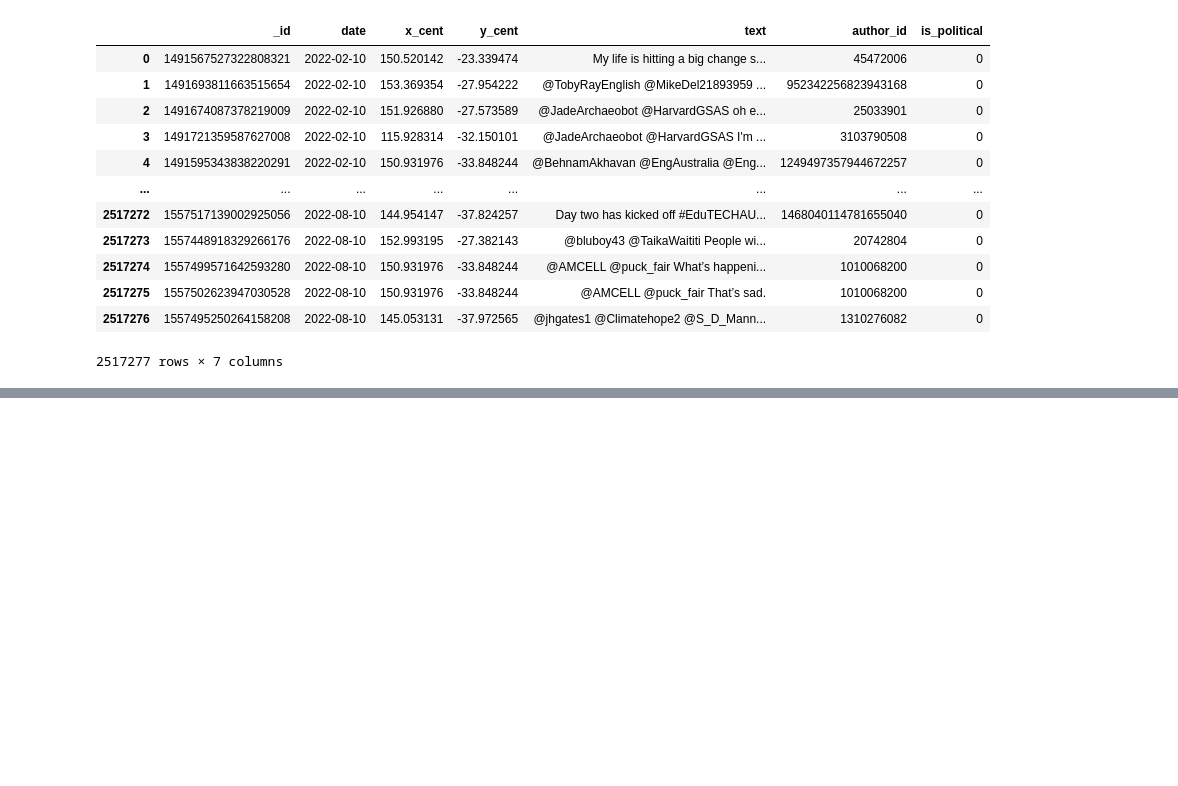
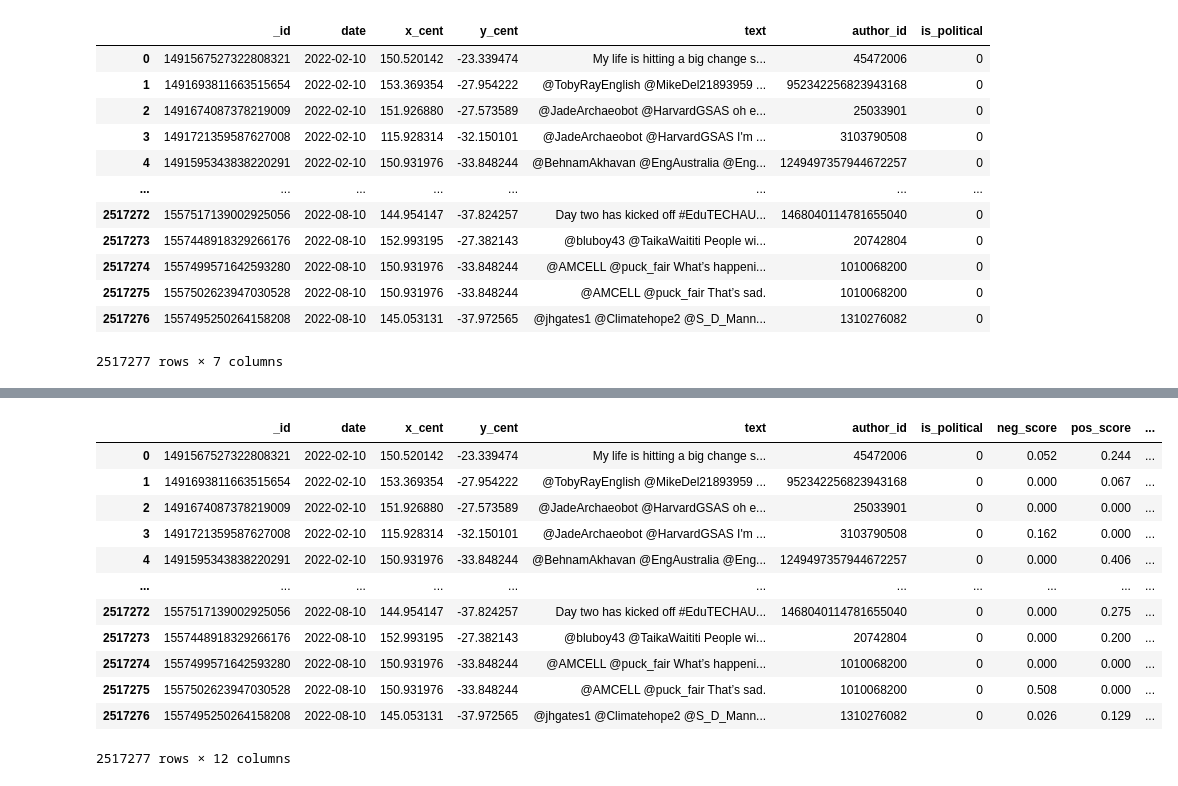
Before and after one commit to doncd-p/COMP90024-23S1-A2-Australia-Social-Media-Analytics, a Jupyter notebook: notebook/R_9_twitter_pipeline.ipynb, the cells around one changed output, grey strips where cells are left out. Cells and saved outputs as stored; diff of their text form; code cells hidden in the pictures; blank space fills up the shorter version.

```diff
--- a/notebook/R_9_twitter_pipeline.ipynb
+++ b/notebook/R_9_twitter_pipeline.ipynb
@@ -207,0 +201,18 @@ df["polygon_id"] = polygon_id
+# %%
+df['pos_sentiment'] = df['pos_score']>df['neg_score']
+# %%
+df
+# %% [output]
+|  | _id | date | x_cent | y_cent | text | author_id | is_political | neg_score | pos_score | ... |
+| 0 | 1491567527322808321 | 2022-02-10 | 150.520142 | -23.339474 | My life is hitting a big change s... | 45472006 | 0 | 0.052 | 0.244 | ... |
+| 1 | 1491693811663515654 | 2022-02-10 | 153.369354 | -27.954222 | @TobyRayEnglish @MikeDel21893959 ... | 952342256823943168 | 0 | 0.000 | 0.067 | ... |
+| 2 | 1491674087378219009 | 2022-02-10 | 151.926880 | -27.573589 | @JadeArchaeobot @HarvardGSAS oh e... | 25033901 | 0 | 0.000 | 0.000 | ... |
+| 3 | 1491721359587627008 | 2022-02-10 | 115.928314 | -32.150101 | @JadeArchaeobot @HarvardGSAS I'm ... | 3103790508 | 0 | 0.162 | 0.000 | ... |
+| 4 | 1491595343838220291 | 2022-02-10 | 150.931976 | -33.848244 | @BehnamAkhavan @EngAustralia @Eng... | 1249497357944672257 | 0 | 0.000 | 0.406 | ... |
+| ... | ... | ... | ... | ... | ... | ... | ... | ... | ... | ... |
+| 2517272 | 1557517139002925056 | 2022-08-10 | 144.954147 | -37.824257 | Day two has kicked off #EduTECHAU... | 1468040114781655040 | 0 | 0.000 | 0.275 | ... |
+| 2517273 | 1557448918329266176 | 2022-08-10 | 152.993195 | -27.382143 | @bluboy43 @TaikaWaititi People wi... | 20742804 | 0 | 0.000 | 0.200 | ... |
+| 2517274 | 1557499571642593280 | 2022-08-10 | 150.931976 | -33.848244 | @AMCELL @puck_fair What’s happeni... | 1010068200 | 0 | 0.000 | 0.000 | ... |
+| 2517275 | 1557502623947030528 | 2022-08-10 | 150.931976 | -33.848244 | @AMCELL @puck_fair That’s sad. | 1010068200 | 0 | 0.508 | 0.000 | ... |
+| 2517276 | 1557495250264158208 | 2022-08-10 | 145.053131 | -37.972565 | @jhgates1 @Climatehope2 @S_D_Mann... | 1310276082 | 0 | 0.026 | 0.129 | ... |
+2517277 rows × 12 columns
```
Also changed, not shown: parts of 8 cells of this notebook, 1 other file.
